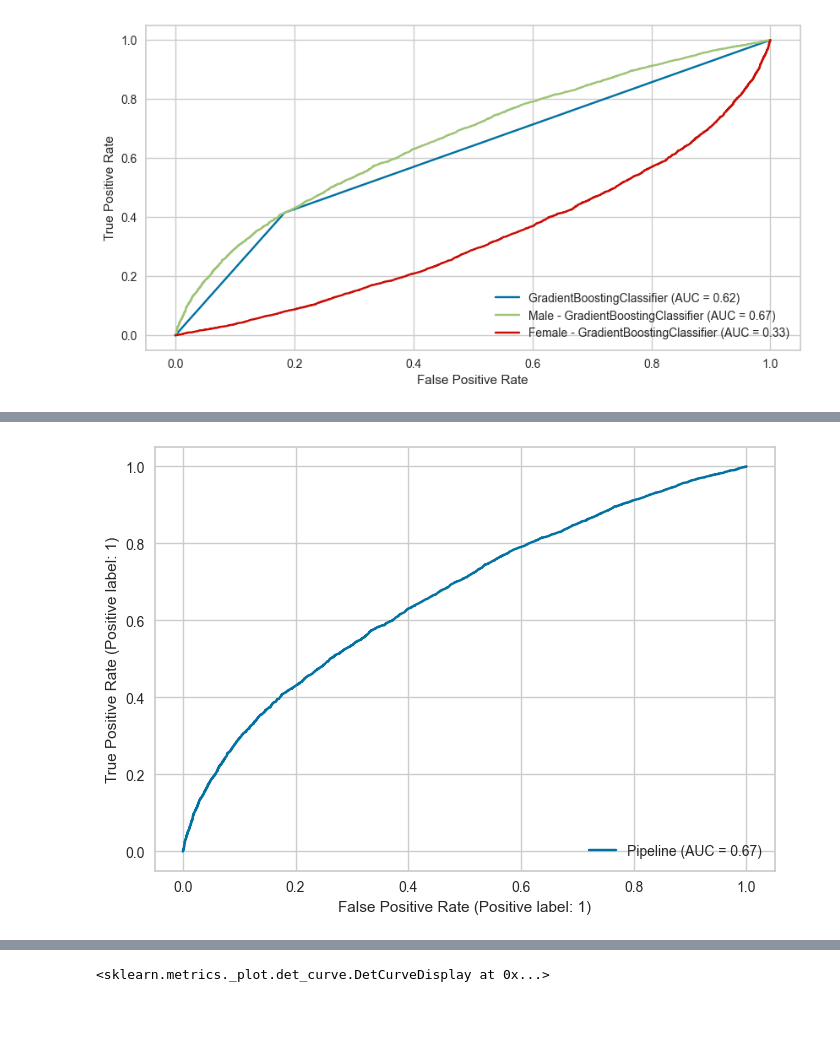
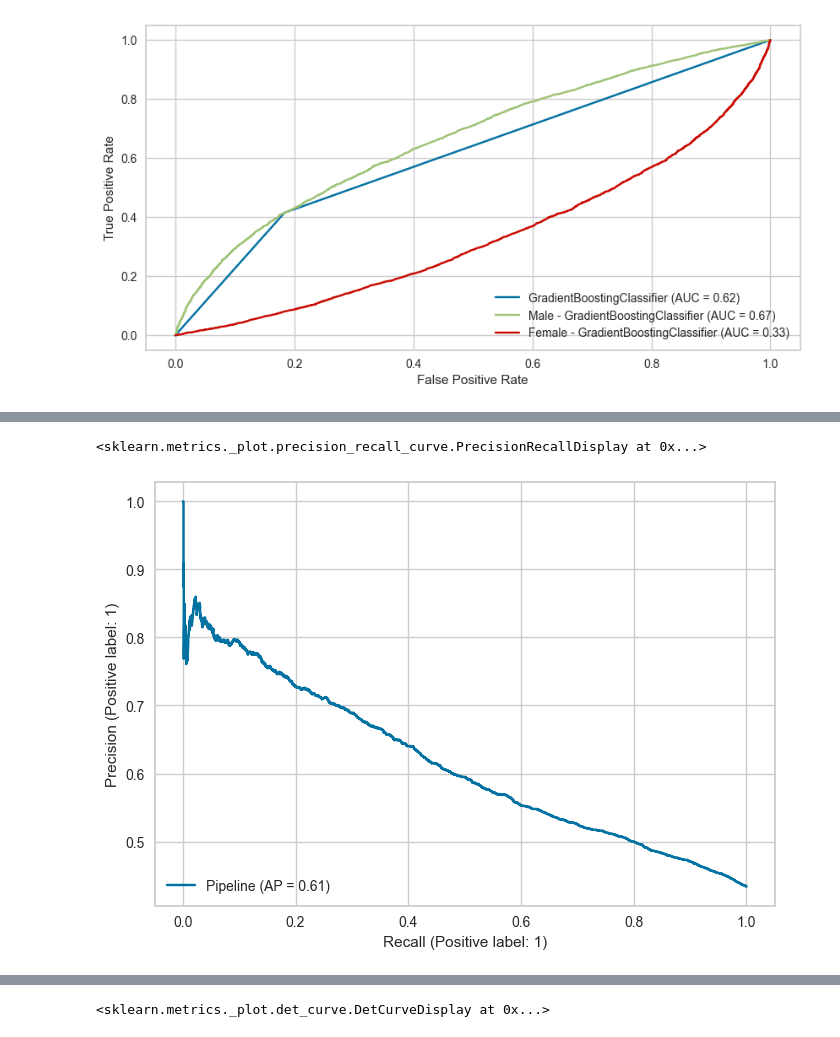
Before and after one commit to omars1234/Siteck, a Jupyter notebook: Pyhton_Projects/Motor_Insurance_Analysis/Note_Books/8_DataModelling_GenderFeature.ipynb, the cells around one changed output, grey strips where cells are left out. Cells and saved outputs as stored; diff of their text form; code cells hidden in the pictures.

```diff
--- a/Pyhton_Projects/Motor_Insurance_Analysis/Note_Books/8_DataModelling_GenderFeature.ipynb
+++ b/Pyhton_Projects/Motor_Insurance_Analysis/Note_Books/8_DataModelling_GenderFeature.ipynb
@@ -318,6 +349,6 @@ RocCurveDisplay(fpr=fpr_f, tpr=tpr_f, roc_auc=auc_f,estimator_name='Female - Gra
 # %%
-RocCurveDisplay.from_estimator(my_pipeline,xtest,ytest)
-plt.show()
+PrecisionRecallDisplay.from_estimator(my_pipeline,xtest,ytest)
 # %% [output]
+<sklearn.metrics._plot.precision_recall_curve.PrecisionRecallDisplay at 0x...>
-[figure, old version]
+[figure, new version]
 # %%
```
Also changed, not shown: parts of 9 cells of this notebook.
